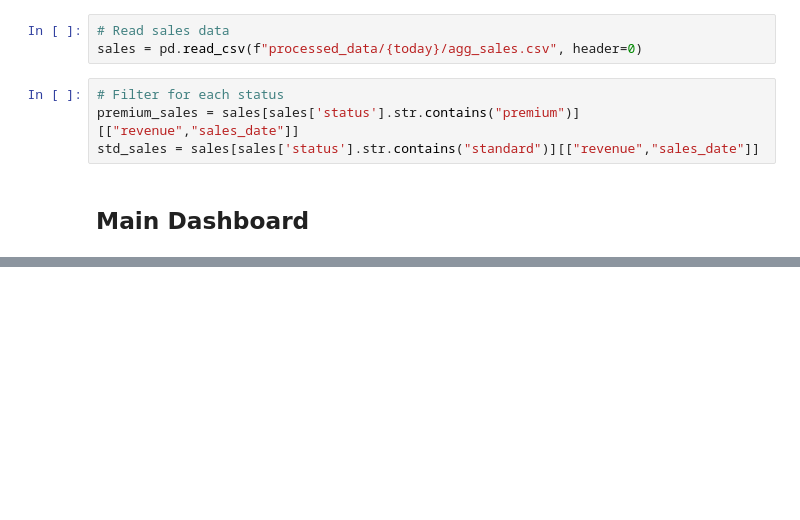
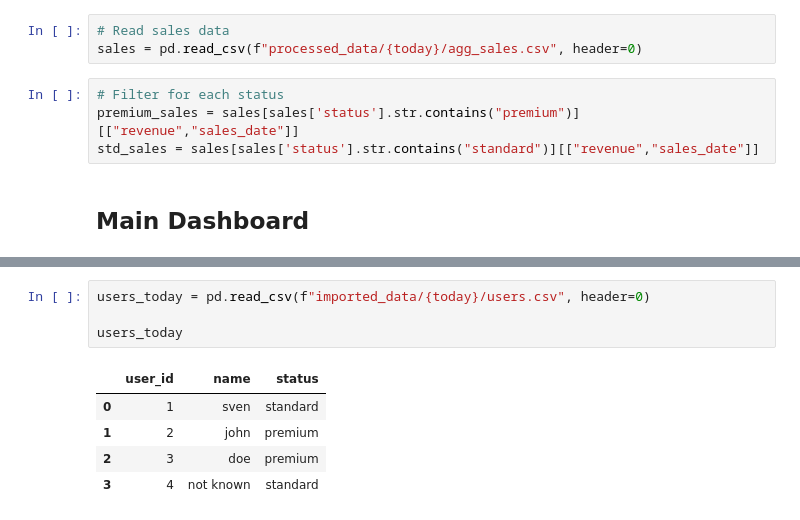
Before and after one commit to sbalnojan/easy-functional-data-engineering, a Jupyter notebook: example_6/charts/order_status_chart_tt.ipynb, the cells around one changed output, grey strips where cells are left out. Saved outputs shown, nothing was run; the diff lists cells and outputs as text; blank space fills up the shorter version.

```diff
--- a/example_6/charts/order_status_chart_tt.ipynb
+++ b/example_6/charts/order_status_chart_tt.ipynb
@@ -56,0 +69,10 @@ plot_df.plot.area(x="sales_date")
+# %%
+users_today = pd.read_csv(f"imported_data/{today}/users.csv", header=0)
+
+users_today
+# %% [output]
+|  | user_id | name | status |
+| 0 | 1 | sven | standard |
+| 1 | 2 | john | premium |
+| 2 | 3 | doe | premium |
+| 3 | 4 | not known | standard |
```
Also changed, not shown: parts of 5 cells of this notebook, 3 other files.
